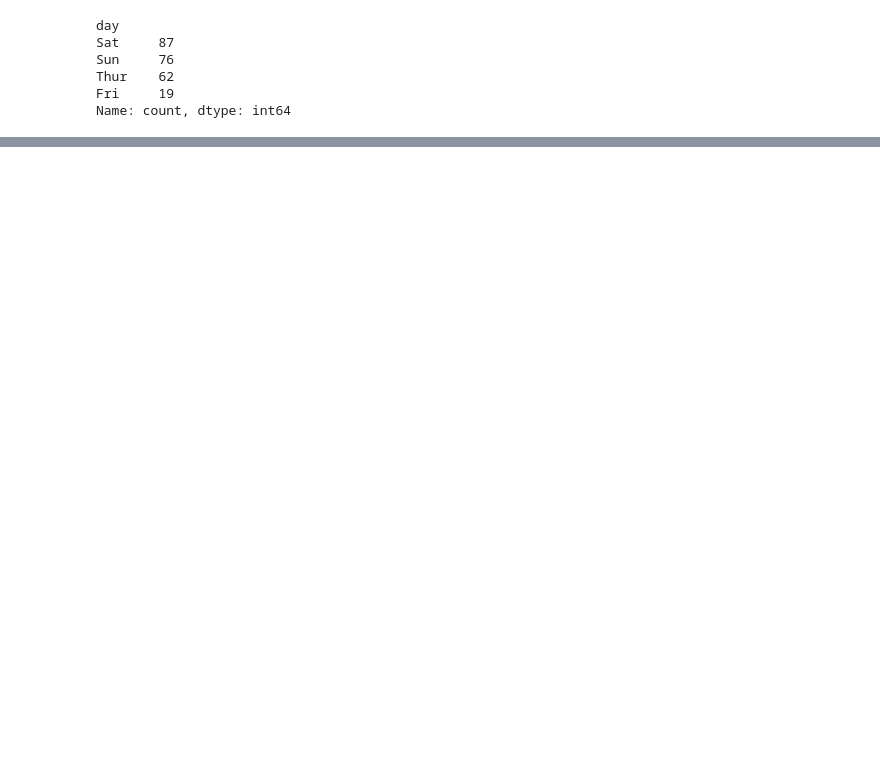
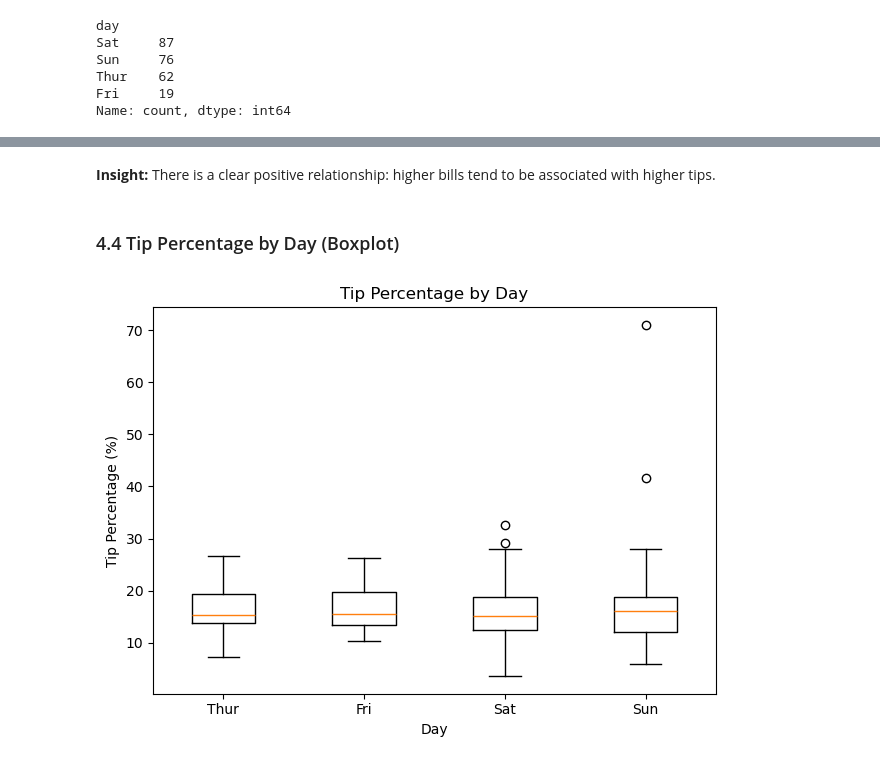
Before and after one commit to aaronjalomo/DS201-Final-Project-Tips, a Jupyter notebook: DS201_Final_Project.ipynb, the cells around one changed output, grey strips where cells are left out. Cells and saved outputs as stored; diff of their text form; code cells hidden in the pictures; blank space fills up the shorter version.

```diff
--- a/DS201_Final_Project.ipynb
+++ b/DS201_Final_Project.ipynb
@@ -146,0 +209,18 @@ plt.show()
+# %% [markdown]
+**Insight:** There is a clear positive relationship: higher bills tend to be associated with higher tips.
+# %% [markdown]
+### 4.4 Tip Percentage by Day (Boxplot)
+# %%
+days_order = ["Thur", "Fri", "Sat", "Sun"]
+data_by_day = [df.loc[df["day"] == d, "tip_pct"] for d in days_order]
+
+plt.figure()
+plt.boxplot(data_by_day, labels=days_order, showfliers=True)
+plt.title("Tip Percentage by Day")
+plt.xlabel("Day")
+plt.ylabel("Tip Percentage (%)")
+plt.tight_layout()
+plt.savefig("images/04_tip_pct_by_day_box.png", dpi=150)
+plt.show()
+# %% [output]
+[figure, added]
```
Also changed, not shown: parts of 52 cells of this notebook, 6 other files.
